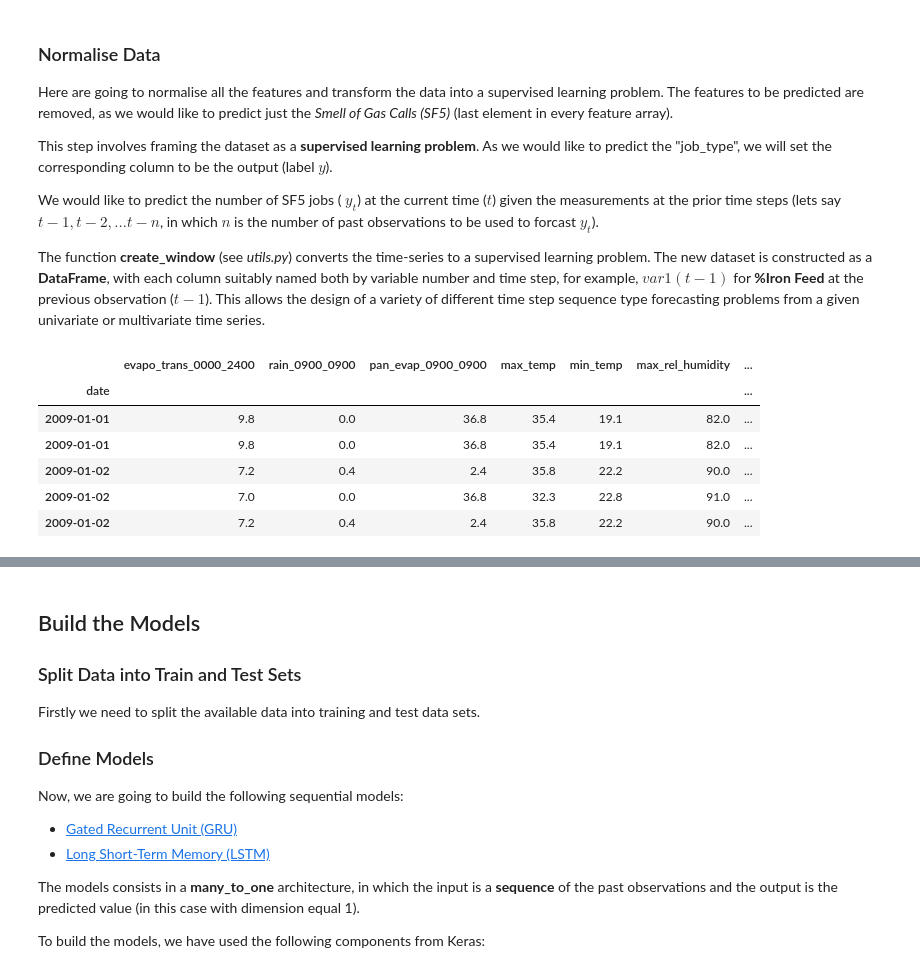
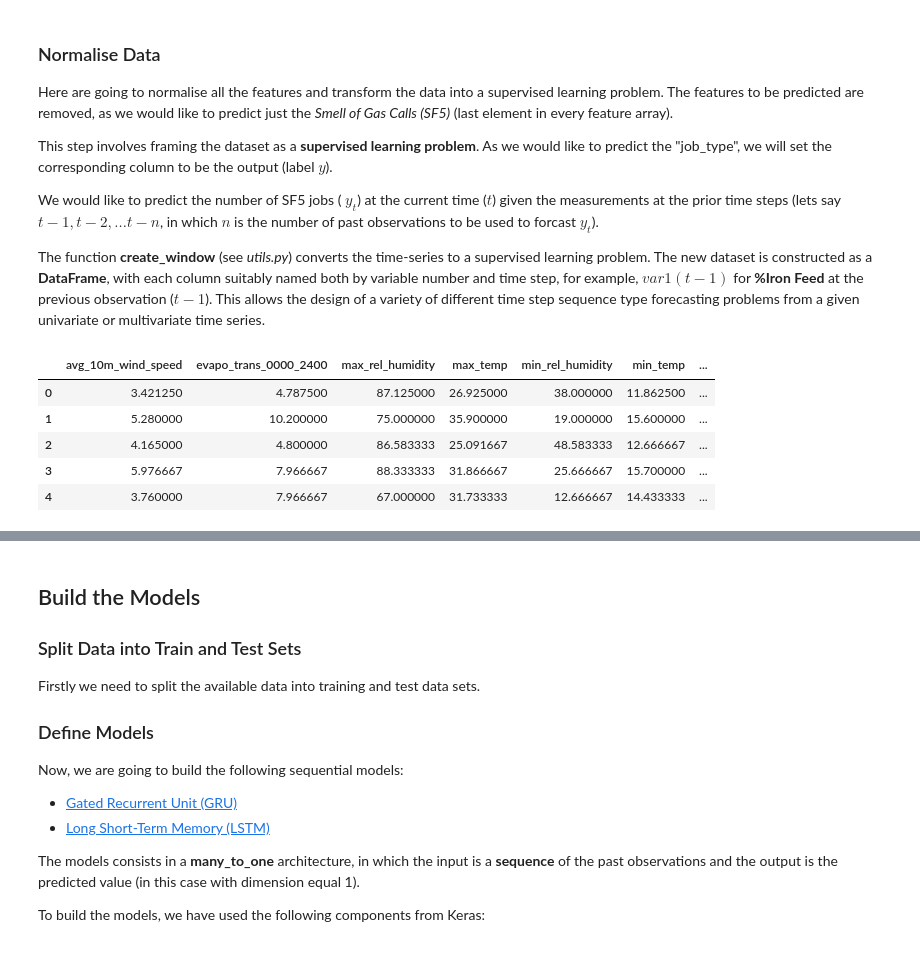
Before and after one commit to ATCOGas/VV_Forecasting, a Jupyter notebook: notebooks/Analysis_JobTypes-GRU,LSTM.ipynb, the cells around one changed output, grey strips where cells are left out. Cells and saved outputs as stored; diff of their text form; code cells hidden in the pictures.

```diff
--- a/notebooks/Analysis_JobTypes-GRU,LSTM.ipynb
+++ b/notebooks/Analysis_JobTypes-GRU,LSTM.ipynb
@@ -114,0 +136,23 @@ memory usage: 7.7+ MB
+# %%
+import datetime
+import numpy as np
+
+# make the data
+pivot_weather = pd.pivot_table(df,
+                               values=['evapo_trans_0000_2400',
+                                        'rain_0900_0900',
+                                        'pan_evap_0900_0900',
+                                        'max_temp',
+                                        'min_temp',
+                                        'max_rel_humidity',
+                                        'min_rel_humidity',
+                                        'avg_10m_wind_speed',
+                                        'solar_radiation'
+                                       ],
+                               index=['date','network'],
+                               aggfunc='mean'
+                              )
+
+pivot_weather = pivot_weather.reset_index()
+pivot_weather['date']=pd.to_datetime(pivot_weather['date'])
+#pivot_weather.head()
@@ -159,18 +218,24 @@ This step involves framing the dataset as a **supervised learning problem**. As
 We would like to predict the number of SF5 jobs ( $y_t$) at the current time ($t$) given the measurements at the prior time steps (lets say $t-1, t-2, \dots t-n$, in which $n$ is the number of past observations to be used to forcast $y_t$).
 
 The function **create_window** (see _utils.py_) converts the time-series to a supervised learning problem. The new dataset is constructed as a **DataFrame**, with each column suitably named both by variable number and time step, for example, $var1(t-1)$ for **%Iron Feed** at the previous observation ($t-1$). This allows the design of a variety of different time step sequence type forecasting problems from a given univariate or multivariate time series.
-# %%
-# Drop string columns
-dataset = df.drop(['date','job_type'], axis=1)
-dataset.head()
-# %% [output]
-|  | evapo_trans_0000_2400 | rain_0900_0900 | pan_evap_0900_0900 | max_temp | min_temp | max_rel_humidity | ... |
-| date |  |  |  |  |  |  | ... |
-| 2009-01-01 | 9.8 | 0.0 | 36.8 | 35.4 | 19.1 | 82.0 | ... |
-| 2009-01-01 | 9.8 | 0.0 | 36.8 | 35.4 | 19.1 | 82.0 | ... |
-| 2009-01-02 | 7.2 | 0.4 | 2.4 | 35.8 | 22.2 | 90.0 | ... |
-| 2009-01-02 | 7.0 | 0.0 | 36.8 | 32.3 | 22.8 | 91.0 | ... |
-| 2009-01-02 | 7.2 | 0.4 | 2.4 | 35.8 | 22.2 | 90.0 | ... |
+# %%
+net = pd.get_dummies(pivot_jobcount['network'])
+pivot_jobcount = pivot_jobcount.join(net)
+
+dataset = pd.merge(pivot_weather, pivot_jobcount, left_on=['date','network'],
+                       right_on=['date','network'], how='left')
+dataset['count'] = dataset['job_type']
+
+# Drop string columns
+dataset = dataset.drop(['date', 'network', 'job_type'], axis=1)
+dataset.head()
+# %% [output]
+|  | avg_10m_wind_speed | evapo_trans_0000_2400 | max_rel_humidity | max_temp | min_rel_humidity | min_temp | ... |
+| 0 | 3.421250 | 4.787500 | 87.125000 | 26.925000 | 38.000000 | 11.862500 | ... |
+| 1 | 5.280000 | 10.200000 | 75.000000 | 35.900000 | 19.000000 | 15.600000 | ... |
+| 2 | 4.165000 | 4.800000 | 86.583333 | 25.091667 | 48.583333 | 12.666667 | ... |
+| 3 | 5.976667 | 7.966667 | 88.333333 | 31.866667 | 25.666667 | 15.700000 | ... |
+| 4 | 3.760000 | 7.966667 | 67.000000 | 31.733333 | 12.666667 | 14.433333 | ... |
 # %%
 # Scikit learn libraries
 from sklearn.preprocessing import MinMaxScaler #Allows normalisation
```
Also changed, not shown: parts of 16 cells of this notebook.
